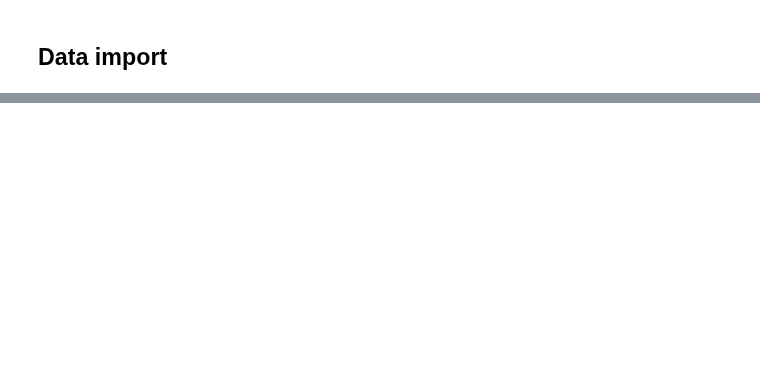
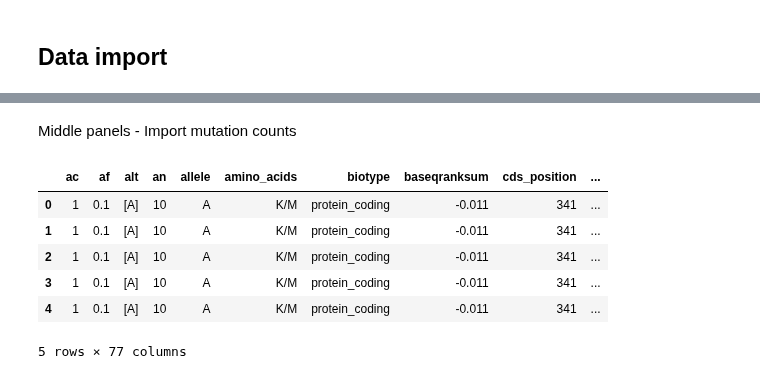
Before and after one commit to ivazquez/clonal-heterogeneity, a Jupyter notebook: src/figure2.ipynb, the cells around one changed output, grey strips where cells are left out. Saved outputs shown, nothing was run; the diff lists cells and outputs as text; code cells hidden in the pictures; blank space fills up the shorter version.

```diff
--- a/src/figure2.ipynb
+++ b/src/figure2.ipynb
@@ -491,0 +77,66 @@ RM
+# %% [markdown]
+Middle panels - Import mutation counts
+# %%
+# load data
+seq_lineage = utils.load_data(dir_data+'seq/seq_dn_df.pickle')
+seq_lineage.protein_position = seq_lineage.protein_position.apply(str)
+isec1 = utils.load_data(dir_data+'seq/de-novo/seq_dn_df_isec1.pickle')
+isec1 = isec1[isec1.gene.isin(['RNR2','RNR4','FPR1','TOR1'])]
+isec2 = utils.load_data(dir_data+'seq/de-novo/seq_dn_df_isec2.pickle')
+
+# seq_dn_df = seq_dn_df[seq_dn_df['population'].notnull()]
+
+seq_dn_df = pd.concat([isec1,isec2]).drop_duplicates(subset=['population','sample','chrom','pos','gene',
+                                                             'cds_position','substitution',
+                                                             'protein_position','amino_acids'])
+
+seq_dn_df = seq_dn_df.reset_index(drop=True)
+
+seq_dn_df = pd.merge(seq_dn_df, seq_lineage[['population','sample','gene','protein_position','amino_acids','assignment']],
+                     on=['population','sample','gene','protein_position','amino_acids'], how='left')
+
+# seq_dn_df = pd.merge(seq_dn_df, seq_lineage[['population','gene','assignment']],
+#                      on=['population','gene'], how='left')
+
+# seq_dn_df.loc[seq_dn_df.assignment.isnull(),'assignment'] = 'bulk'
+
+seq_dn_df.loc[seq_dn_df.gene.isin(['RNR2','RNR4','FPR1','TOR1']),'mutation_type'] = 'driver'
+seq_dn_df.loc[~seq_dn_df.gene.isin(['RNR2','RNR4','FPR1','TOR1']),'mutation_type'] = 'passenger'
+
+seq_dn_df.loc[seq_dn_df.assignment.isnull(),'assignment'] = 'bulk'
+
+# Keep mutations that occur in >1 population per environment
+# seq_dn_df = seq_dn_df.groupby(['population']).filter(lambda x: x.sample_30.nunique() > 1)
+
+# Coarse-grained categories of functional effects
+dict_consequence_long = {
+'missense_variant': 'non-synonymous',
+'stop_gained': 'non-synonymous',
+'synonymous_variant': 'synonymous',
+'initiator_codon_variant': 'synonymous',
+'frameshift_variant': 'non-synonymous',
+'inframe_insertion': 'non-synonymous',
+'inframe_deletion': 'non-synonymous',
+}
+seq_dn_df['consequence_short'] = seq_dn_df['consequence'].map(dict_consequence_long)
+
+seq_dn_df = seq_dn_df.reset_index(drop=True)
+
+utils.save_data(seq_dn_df, dir_data+'seq/de-novo/seq_dn_df_consensus.pickle')
+
+# seq_dn_df['frequency'].apply(lambda x: True if x <= 0.1 else False)
+
+# groups = seq_dn_df.groupby(by=['population','gene','cds_position','substitution','protein_position','amino_acids','consequence_short'])#,'chrom','pos','ref','alt'])
+# y = groups.apply(lambda g: True if (g[g['time'] == '2'].frequency < 0.05).any() else False)#g['B'].max()]))
+
+# seq_dn_df = seq_dn_df.loc[y.values]#.reset_index()
+
+seq_dn_df.head()
+# %% [output]
+|  | ac | af | alt | an | allele | amino_acids | biotype | baseqranksum | cds_position | ... |
+| 0 | 1 | 0.1 | [A] | 10 | A | K/M | protein_coding | -0.011 | 341 | ... |
+| 1 | 1 | 0.1 | [A] | 10 | A | K/M | protein_coding | -0.011 | 341 | ... |
+| 2 | 1 | 0.1 | [A] | 10 | A | K/M | protein_coding | -0.011 | 341 | ... |
+| 3 | 1 | 0.1 | [A] | 10 | A | K/M | protein_coding | -0.011 | 341 | ... |
+| 4 | 1 | 0.1 | [A] | 10 | A | K/M | protein_coding | -0.011 | 341 | ... |
+5 rows × 77 columns
```
Also changed, not shown: parts of 35 cells of this notebook.
